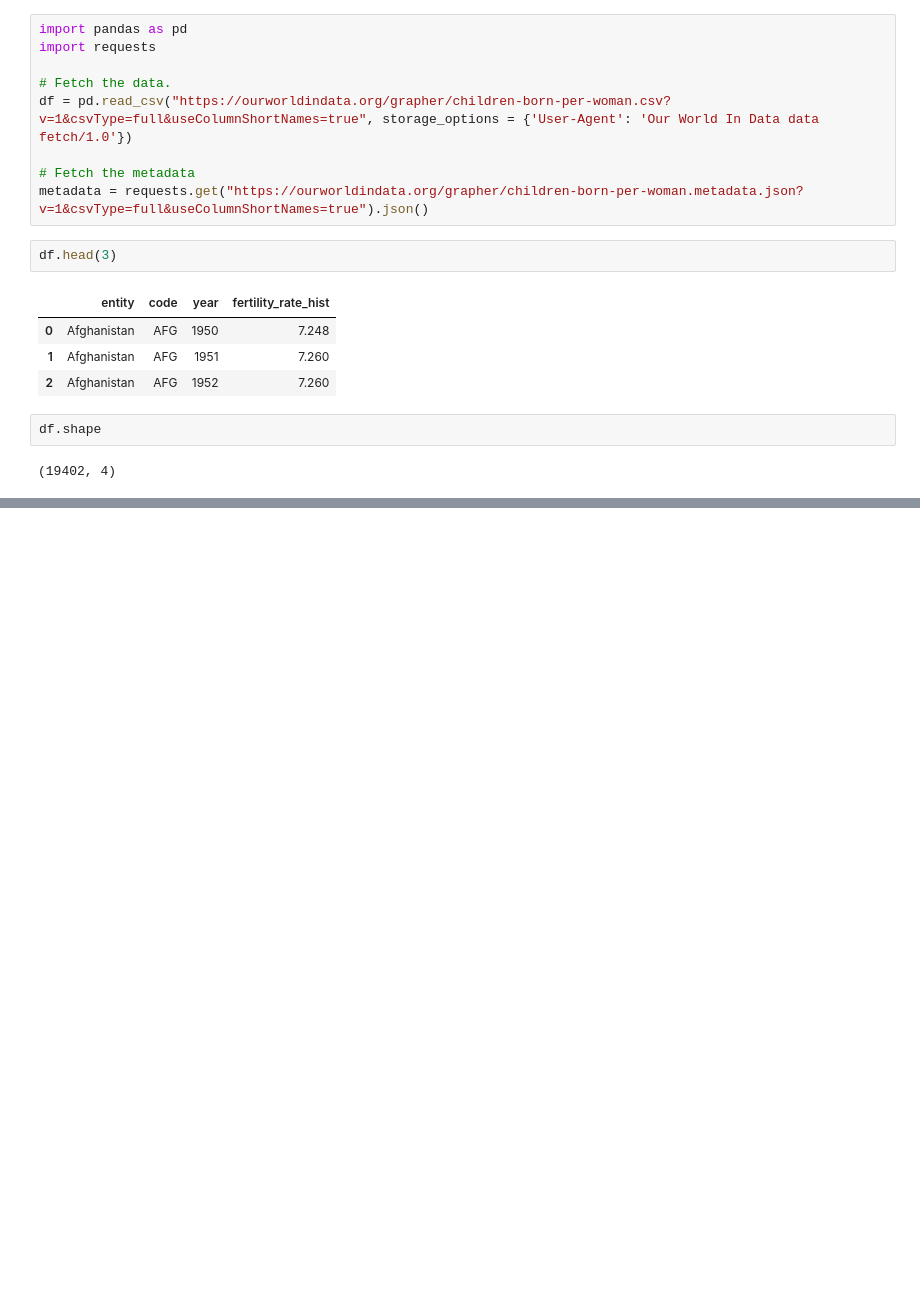
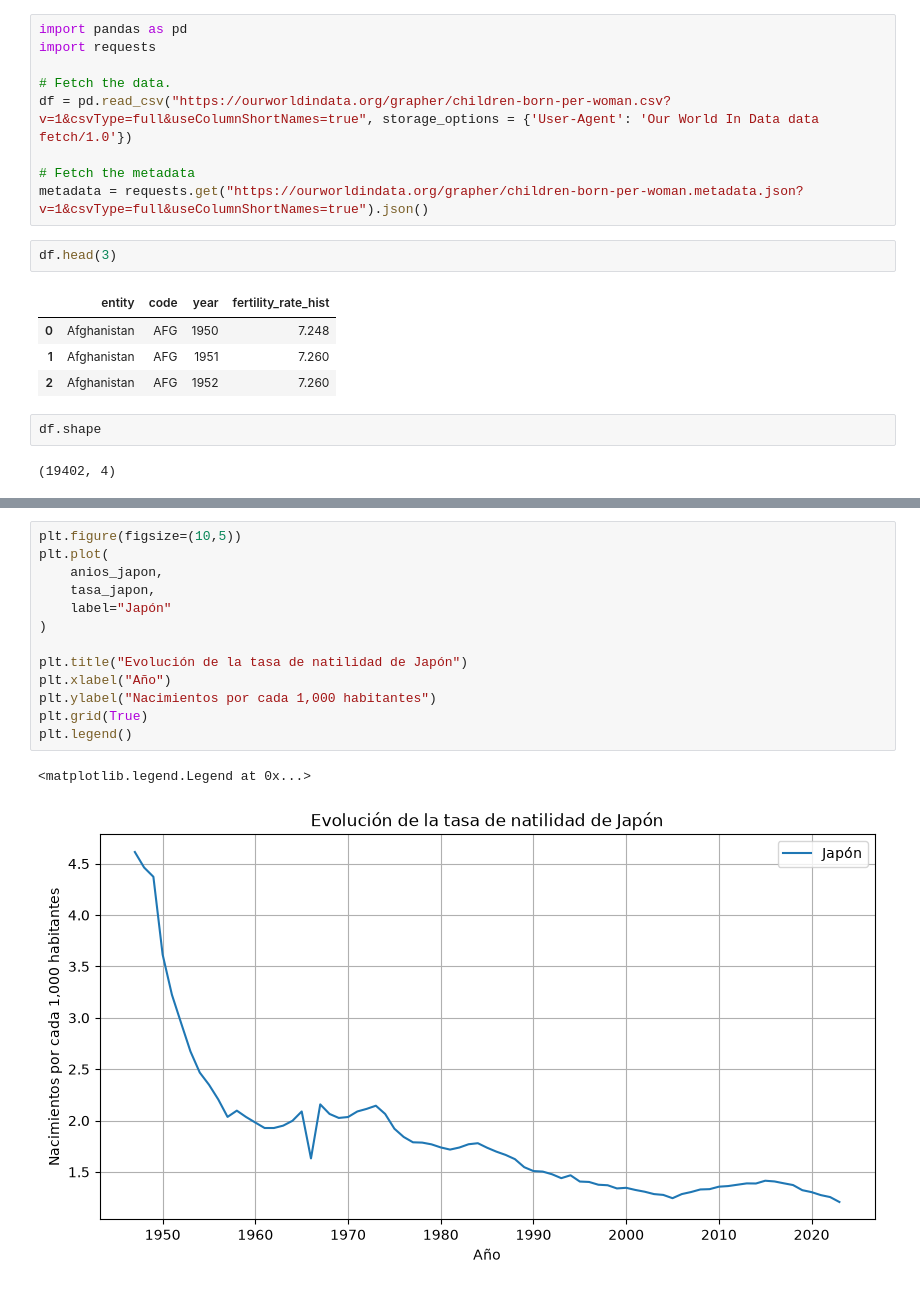
Before and after one commit to GerardoRuiz1945/BigData, a Jupyter notebook: notebooks/03_fertility_rate.ipynb, the cells around one changed output, grey strips where cells are left out. Saved outputs shown, nothing was run; the diff lists cells and outputs as text; blank space fills up the shorter version.

```diff
--- a/notebooks/03_fertility_rate.ipynb
+++ b/notebooks/03_fertility_rate.ipynb
@@ -48,0 +114,16 @@ tasa_mexico = mexico["fertility_rate_hist"].to_numpy()
+# %%
+plt.figure(figsize=(10,5))
+plt.plot(
+    anios_japon,
+    tasa_japon,
+    label="Japón"
+)
+
+plt.title("Evolución de la tasa de natilidad de Japón")
+plt.xlabel("Año")
+plt.ylabel("Nacimientos por cada 1,000 habitantes")
+plt.grid(True)
+plt.legend()
+# %% [output]
+<matplotlib.legend.Legend at 0x...>
+[figure, added]
```
Also changed, not shown: parts of 17 cells of this notebook, 3 other files.
